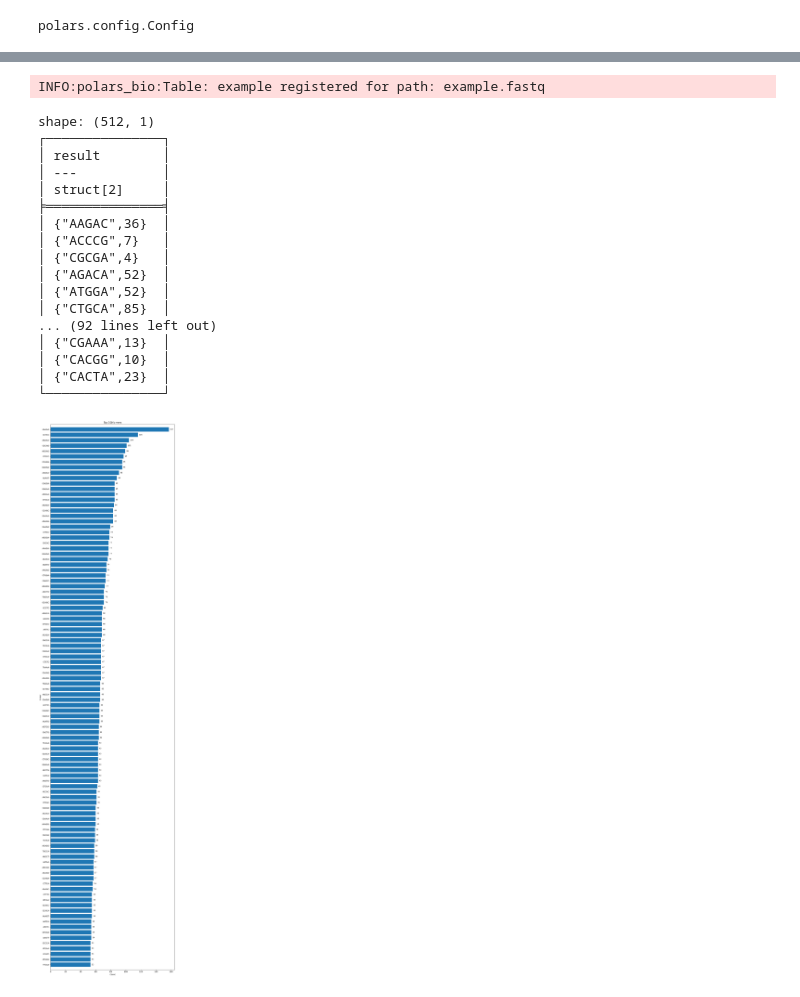
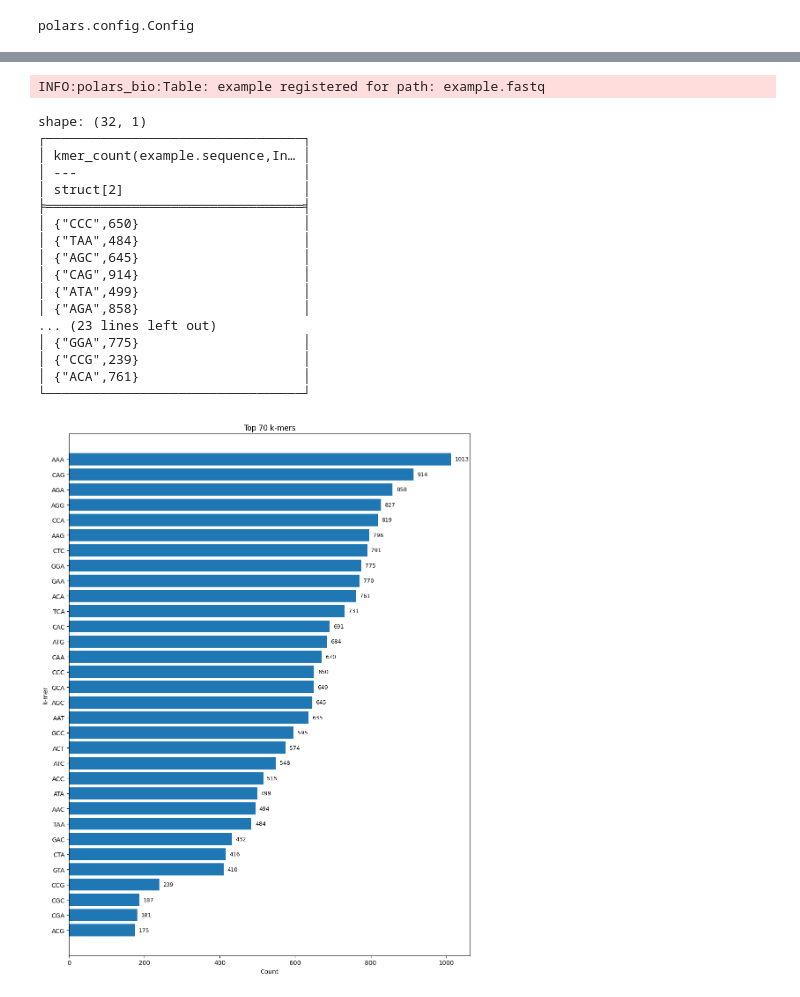
Before and after one commit to krzysztofkluczynski/polars-bio, a Jupyter notebook: tbd_playground.ipynb, the cells around one changed output, grey strips where cells are left out. Cells and saved outputs as stored; diff of their text form; code cells hidden in the pictures.

```diff
--- a/tbd_playground.ipynb
+++ b/tbd_playground.ipynb
@@ -33,28 +31,28 @@ shape: (28, 1)
 └───────────┘
 # %%
 df2 = read_fastq("example.fastq")
-sql_result = pb.sql("SELECT kmer_count(sequence, 5) AS result FROM example").collect()
+sql_result = pb.sql("SELECT kmer_count(sequence, 3) FROM example").collect()
 print(sql_result)
 # %% [output]
 INFO:polars_bio:Table: example registered for path: example.fastq
-shape: (512, 1)
-┌───────────────┐
-│ result        │
-│ ---           │
-│ struct[2]     │
-╞═══════════════╡
-│ {"AAGAC",36}  │
-│ {"ACCCG",7}   │
-│ {"CGCGA",4}   │
-│ {"AGACA",52}  │
-│ {"ATGGA",52}  │
-│ {"CTGCA",85}  │
-... (92 lines left out)
-│ {"CGAAA",13}  │
-│ {"CACGG",10}  │
-│ {"CACTA",23}  │
-└───────────────┘
+shape: (32, 1)
+┌─────────────────────────────────┐
+│ kmer_count(example.sequence,In… │
+│ ---                             │
+│ struct[2]                       │
+╞═════════════════════════════════╡
+│ {"CCC",650}                     │
+│ {"TAA",484}                     │
+│ {"AGC",645}                     │
+│ {"CAG",914}                     │
+│ {"ATA",499}                     │
+│ {"AGA",858}                     │
+... (23 lines left out)
+│ {"GGA",775}                     │
+│ {"CCG",239}                     │
+│ {"ACA",761}                     │
+└─────────────────────────────────┘
 # %%
-pb.plot_kmer_counts(sql_result, top_n=100)
+pb.plot_kmer_counts(sql_result, top_n=70)
 # %% [output]
-[figure, old version]
+[figure, new version]
```
Also changed, not shown: parts of 2 cells of this notebook, 2 other files.
